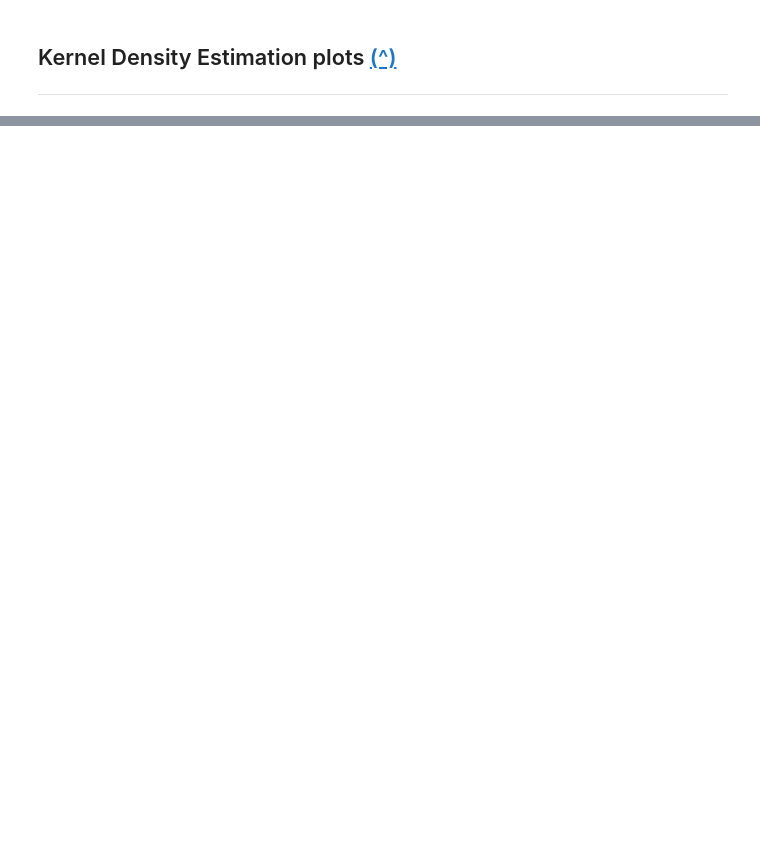
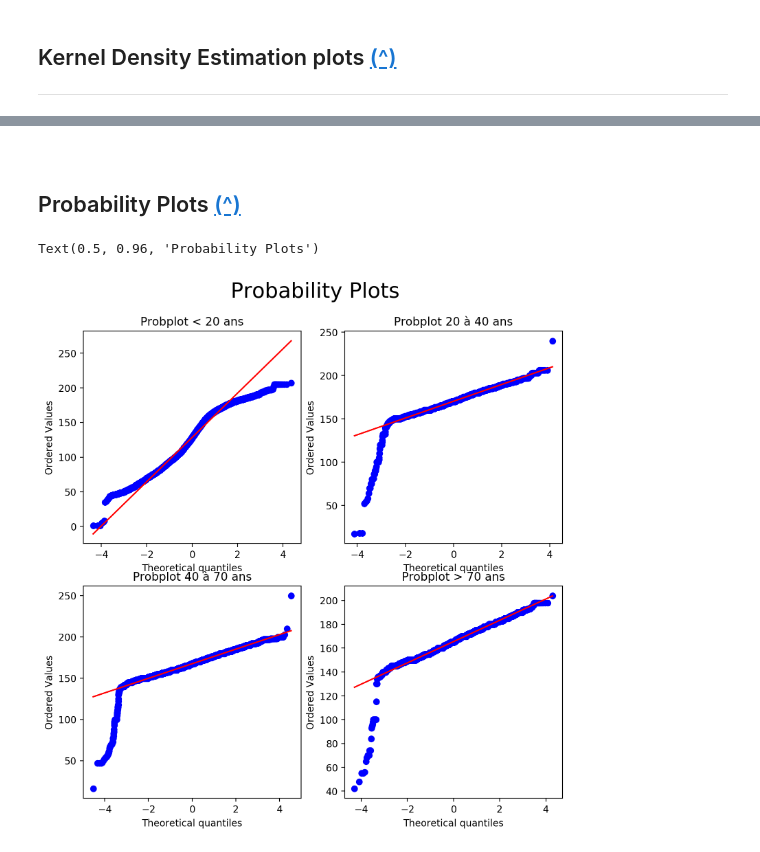
Before and after one commit to ldancelme/clb_notebooks, a Jupyter notebook: groups_taille.ipynb, the cells around one changed output, grey strips where cells are left out. Saved outputs shown, nothing was run; the diff lists cells and outputs as text; code cells hidden in the pictures; blank space fills up the shorter version.

```diff
--- a/groups_taille.ipynb
+++ b/groups_taille.ipynb
@@ -201,26 +223,3 @@ plt.tight_layout(pad=1)
-# %%
-def kde_fit(data):
-    fig = plt.figure()
-    x = np.array(data['Taille'])
-    xmax = x.max()
-    xs = x.size
-    x_d = np.linspace(0, xmax, xs)
-
-    # instantiate and fit the KDE model
-    kde = KernelDensity(bandwidth=15.0, kernel='gaussian')
-    kde.fit(x[:, None])
-
-    # score_samples returns the log of the probability density
-    logprob = kde.score_samples(x_d[:, None])
-
-    plt.fill_between(x_d, np.exp(logprob), alpha=0.5)
-    plt.plot(x, np.full_like(x, -0.01), '|k', markeredgewidth=1)
-    plt.show()
-
-kde_fit(data20)
-kde_fit(data20_40)
-kde_fit(data40_70)
-kde_fit(data70)
 # %% [markdown]
 <a id="kde-interpretation"></a>
 # %% [markdown]
@@ -244,0 +248,22 @@ L'aspect des courbes calculées par la fonction KDE nous laisse penser que le gr
+# %% [markdown]
+<a id="probplots"></a>
+# %% [markdown]
+## Probability Plots [(^)](#up)
+# %%
+fig, axes = plt.subplots(2, 2, figsize=[9, 9], dpi=200)
+stats.probplot(data20['Taille'], dist="norm", plot=axes[0][0])
+axes[0][0].set_title('Probplot < 20 ans')
+
+stats.probplot(data20_40['Taille'], dist="norm", plot=axes[0][1])
+axes[0][1].set_title('Probplot 20 à 40 ans')
+
+stats.probplot(data40_70['Taille'], dist="norm", plot=axes[1][0])
+axes[1][0].set_title('Probplot 40 à 70 ans')
+
+stats.probplot(data70['Taille'], dist="norm", plot=axes[1][1])
+axes[1][1].set_title('Probplot > 70 ans')
+
+plt.suptitle("Probability Plots", fontsize = 22, y=0.96)
+# %% [output]
+Text(0.5, 0.96, 'Probability Plots')
+[figure, added]
```
Also changed, not shown: parts of 10 cells of this notebook, 2 other files.
